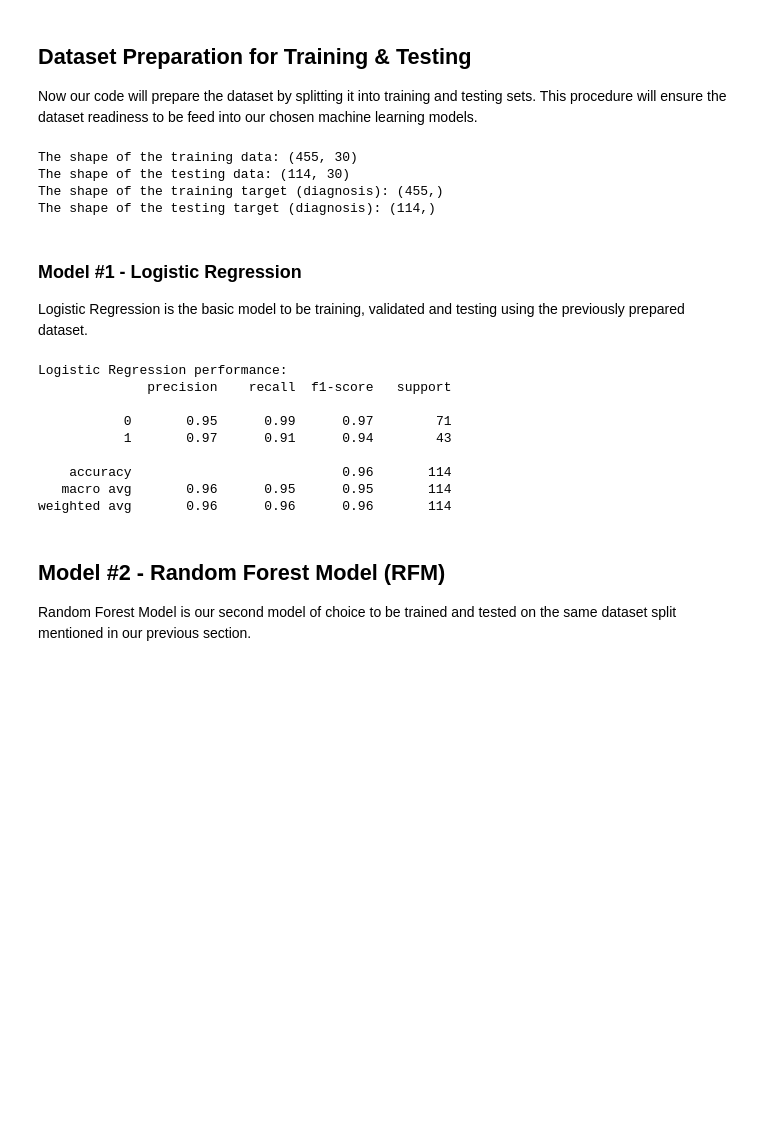
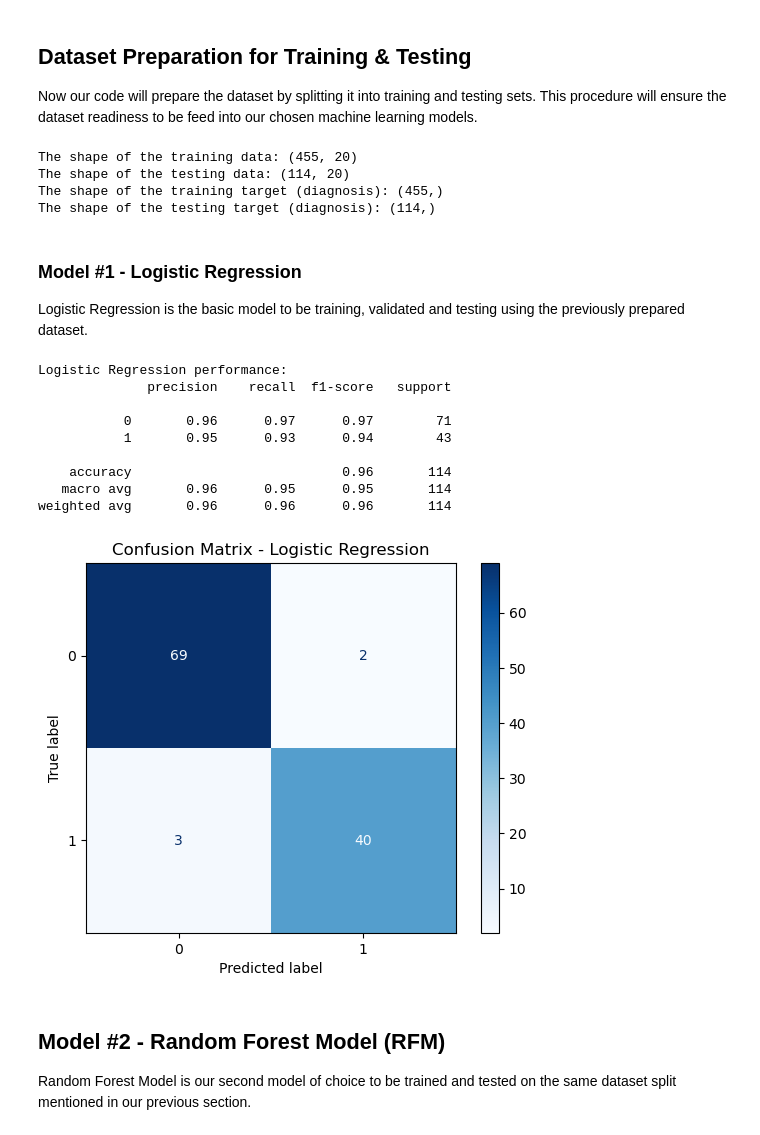
Before and after one commit to omaralfaqih6/breast_cancer_wisconsin, a Jupyter notebook: src/data_prep_mod_setup.ipynb, the cells around one changed output. Drawn from its saved outputs; the diff is of its cells as text; code cells hidden in the pictures; blank space fills up the shorter version.

```diff
--- a/src/data_prep_mod_setup.ipynb
+++ b/src/data_prep_mod_setup.ipynb
@@ -297,3 +298,30 @@ corr_with_diagnosis.round(2)
 | symmetry_worst | 0.42 | 0.16 | 0.11 | 0.19 | 0.14 | 0.39 | 0.51 | ... |
 | fractal_dimension_worst | 0.32 | 0.01 | 0.12 | 0.05 | 0.00 | 0.50 | 0.69 | ... |
 31 rows × 31 columns
+# %%
+## Some of the features are highly correlated, and keeping them in the analysis
+## might create multicollinearity and other issues in the downstream analysis.
+## filter out features with correlation coeff of > 0.90
+
+
+feature_data = data.drop(['id', 'diagnosis'], axis=1)
+corr_matrix = feature_data.corr().abs()
+
+# Get the upper triangle of the correlation matrix
+upper = corr_matrix.where(np.triu(np.ones(corr_matrix.shape), k=1).astype(bool))
+
+# features with correlation greater than 0.90
+to_drop = [column for column in upper.columns if any(upper[column] > 0.90)]
+
+print("Highly correlated features to drop (corr > 0.90):")
+print(to_drop)
+
+# create new set to save the dataset
+data2 = data.copy()
+
+# drop those features from your dataset
+data = data.drop(columns=to_drop)
+
+# confirm final shape
+print(f"\nOriginal shape: {data2.shape}")
+print(f"Filtered shape: {data.shape}")
@@ -334,8 +390,8 @@ print(f"The shape of the testing data: {X_test.shape}")
 print(f"The shape of the training target (diagnosis): {y_train.shape}")
 print(f"The shape of the testing target (diagnosis): {y_test.shape}")
 # %% [output]
-The shape of the training data: (455, 30)
-The shape of the testing data: (114, 30)
+The shape of the training data: (455, 20)
+The shape of the testing data: (114, 20)
 The shape of the training target (diagnosis): (455,)
 The shape of the testing target (diagnosis): (114,)
 # %% [markdown]
@@ -345,35 +401,45 @@ Logistic Regression is the basic model to be training, validated and testing usi
 # Logistic Regression fitting and prediction
 # We will use the LogisticRegression class from sklearn.linear_model to create the model
 from sklearn.linear_model import LogisticRegression
+from sklearn.metrics import confusion_matrix, ConfusionMatrixDisplay
 
 # Create a Logistic Regression model with a maximum of 1000 iterations for convergence
 # The max_iter parameter is set to ensure that the model has enough iterations to converge
 lr = LogisticRegression(max_iter=1000)
 
 
 # Fit the Logistic Regression model to the training data
 lr.fit(X_train, y_train)
 
 
 # Predict the labels for the test set using the trained model
 # This step is essential to evaluate the model's performance on unseen data
 # The predict method will return the predicted labels for the test set
 y_pred_lr = lr.predict(X_test)
 
 # Display the performance of the Logistic Regression model
 # We will use the classification_report function from sklearn.metrics to evaluate the model's performance
 print("Logistic Regression performance:")
 print(classification_report(y_test, y_pred_lr))
+
+# Compute and display confusion matrix
+cm = confusion_matrix(y_test, y_pred_lr)
+disp = ConfusionMatrixDisplay(confusion_matrix=cm, display_labels=lr.classes_)
+disp.plot(cmap='Blues')
+plt.title("Confusion Matrix - Logistic Regression")
+plt.grid(False)
+plt.show()
 # %% [output]
 Logistic Regression performance:
               precision    recall  f1-score   support
 
-           0       0.95      0.99      0.97        71
-           1       0.97      0.91      0.94        43
+           0       0.96      0.97      0.97        71
+           1       0.95      0.93      0.94        43
 
     accuracy                           0.96       114
    macro avg       0.96      0.95      0.95       114
 weighted avg       0.96      0.96      0.96       114
+[figure, added]
 # %% [markdown]
 ## Model #2 - Random Forest Model (RFM)<br>
 Random Forest Model is our second model of choice to be trained and tested on the same dataset split mentioned in our previous section.
```
Also changed, not shown: parts of 16 cells of this notebook.
